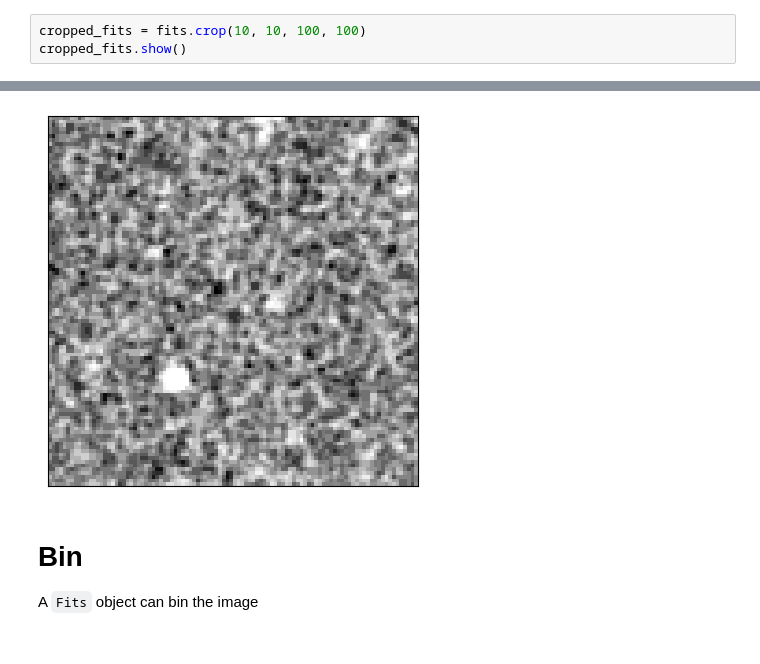
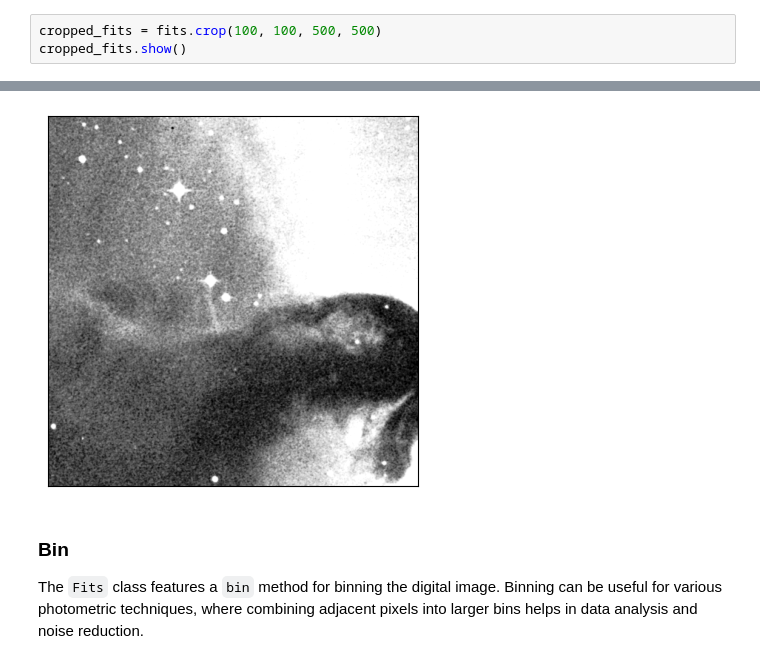
Before and after one commit to myrafproject/myrafproject, a Jupyter notebook: example/fits/transformation.ipynb, the cells around one changed output, grey strips where cells are left out. Cells and saved outputs as stored; diff of their text form.

```diff
--- a/example/fits/transformation.ipynb
+++ b/example/fits/transformation.ipynb
@@ -30,4 +44,4 @@ A `Fits` object can crop the image
 # %%
-cropped_fits = fits.crop(10, 10, 100, 100)
+cropped_fits = fits.crop(100, 100, 500, 500)
 cropped_fits.show()
 # %% [output]
@@ -35,5 +48,6 @@ WARNING: FITSFixedWarning: 'datfix' made the change 'Set MJD-OBS to 48247.575694
-[figure, old version]
+[figure, new version]
-# %% [markdown]
-# Bin
-A `Fits` object can bin the image
+# %% [markdown]
+### Bin
+
+The `Fits` class features a `bin` method for binning the digital image. Binning can be useful for various photometric techniques, where combining adjacent pixels into larger bins helps in data analysis and noise reduction.
 # %%
```
Also changed, not shown: parts of 17 cells of this notebook, 31 other files.
